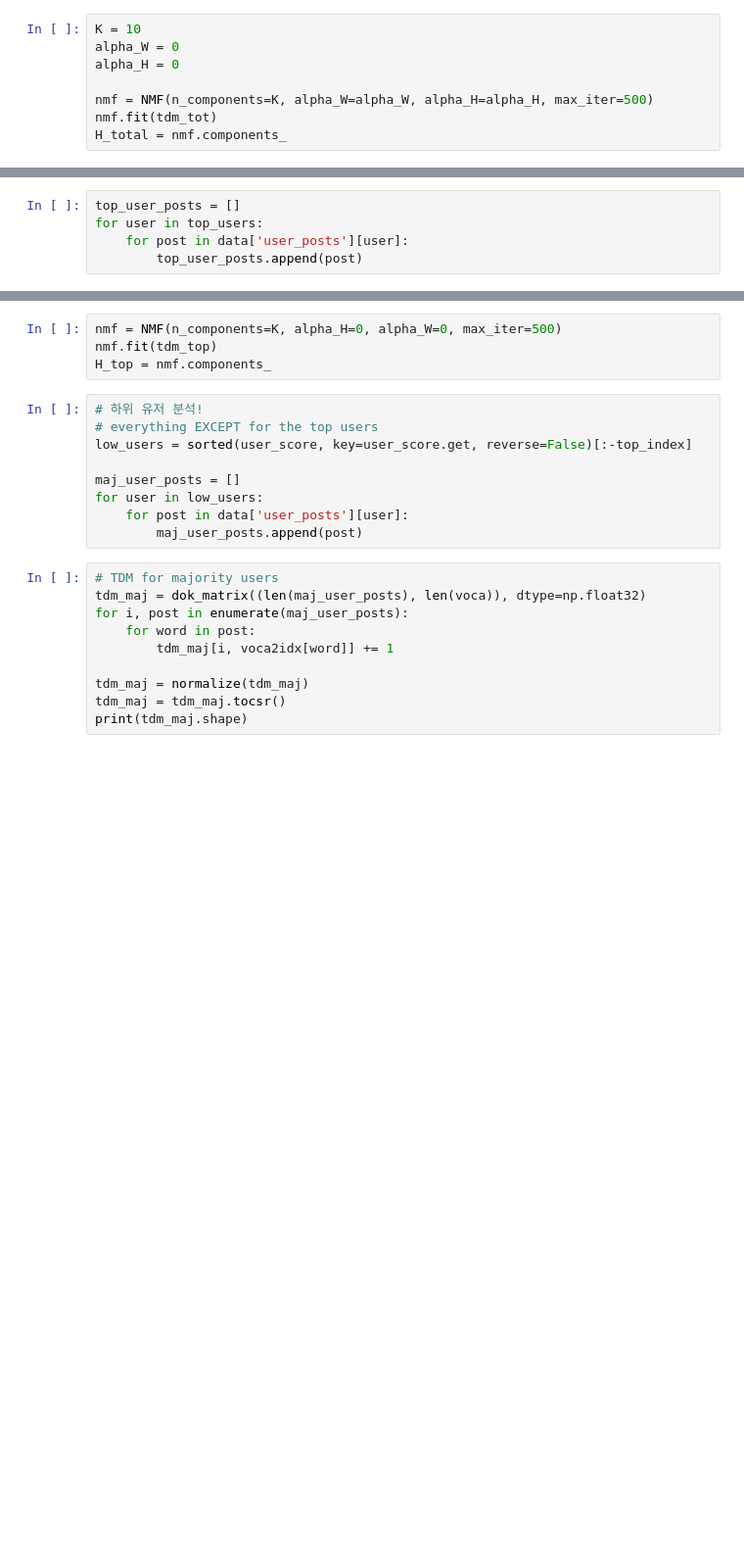
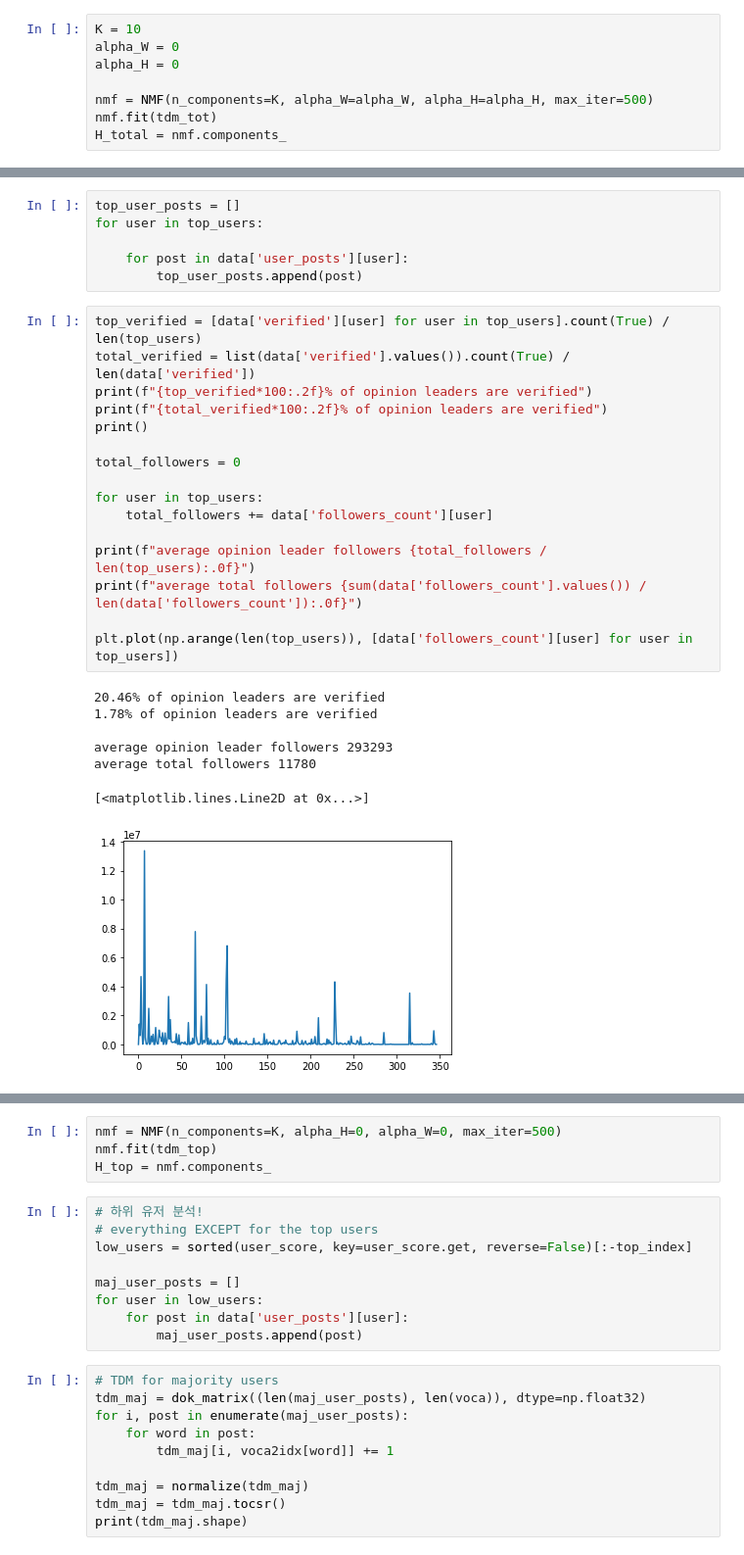
Before and after one commit to mdloucks/topic_modeling_research, a Jupyter notebook: user_analysis.ipynb, the cells around one changed output, grey strips where cells are left out. Shown at 98% size. Cells and saved outputs as stored; diff of their text form; blank space fills up the shorter version.

```diff
--- a/user_analysis.ipynb
+++ b/user_analysis.ipynb
@@ -130,5 +146,30 @@ print(f"{top_index/len(user_score):.2f}% of users account for 80% of the authori
 # %%
 top_user_posts = []
 for user in top_users:
+
     for post in data['user_posts'][user]:
         top_user_posts.append(post)
+# %%
+top_verified = [data['verified'][user] for user in top_users].count(True) / len(top_users)
+total_verified = list(data['verified'].values()).count(True) / len(data['verified'])
+print(f"{top_verified*100:.2f}% of opinion leaders are verified")
+print(f"{total_verified*100:.2f}% of opinion leaders are verified")
+print()
+
+total_followers = 0
+
+for user in top_users:
+    total_followers += data['followers_count'][user]
+
+print(f"average opinion leader followers {total_followers / len(top_users):.0f}")
+print(f"average total followers {sum(data['followers_count'].values()) / len(data['followers_count']):.0f}")
+
+plt.plot(np.arange(len(top_users)), [data['followers_count'][user] for user in top_users])
+# %% [output]
+20.46% of opinion leaders are verified
+1.78% of opinion leaders are verified
+
+average opinion leader followers 293293
+average total followers 11780
+[<matplotlib.lines.Line2D at 0x...>]
+[figure, added]
```
Also changed, not shown: parts of 13 cells of this notebook, 7 other files.
